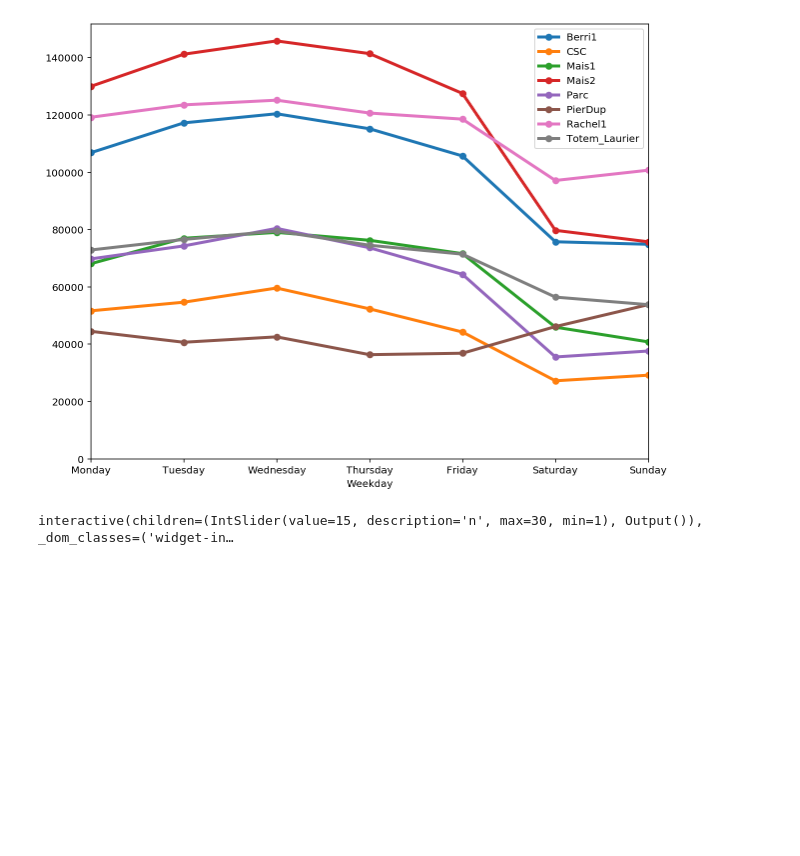
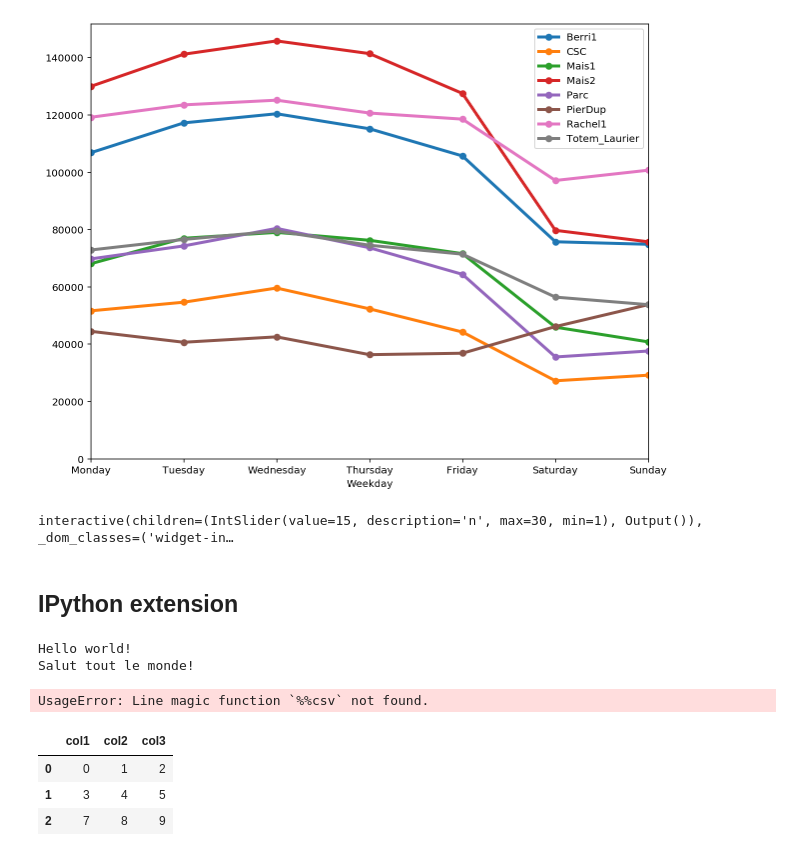
Before and after one commit to axzhao/learn-python, a Jupyter notebook: notebook/ipython-cookbook-2nd/ipython.ipynb, the cells around one changed output. Cells and saved outputs as stored; diff of their text form; code cells hidden in the pictures; blank space fills up the shorter version.

```diff
--- a/notebook/ipython-cookbook-2nd/ipython.ipynb
+++ b/notebook/ipython-cookbook-2nd/ipython.ipynb
@@ -173,3 +173,45 @@ def plot(n=(1, 30)):
     plt.show()
 # %% [output]
 interactive(children=(IntSlider(value=15, description='n', max=30, min=1), Output()), _dom_classes=('widget-in…
+# %% [markdown]
+## IPython extension
+# %%
+from IPython.core.magic import (register_line_magic, register_cell_magic)
+
+@register_line_magic
+def hello(line):
+    if line == 'french':
+        print("Salut tout le monde!")
+    else:
+        print("Hello world!")
+
+%hello
+%hello french
+# %% [output]
+Hello world!
+Salut tout le monde!
+# %%
+import pandas as pd
+from io import StringIO
+
+@register_cell_magic
+def csv(line, cell):
+    # We create a string buffer containing the
+    # contents of the cell.
+    sio = StringIO(cell)
+    # We use Pandas' read_csv function to parse
+    # the CSV string.
+    return pd.read_csv(sio)
+# %% [output]
+UsageError: Line magic function `%%csv` not found.
+# %%
+%%csv
+col1,col2,col3
+0,1,2
+3,4,5
+7,8,9
+# %% [output]
+|  | col1 | col2 | col3 |
+| 0 | 0 | 1 | 2 |
+| 1 | 3 | 4 | 5 |
+| 2 | 7 | 8 | 9 |
```
Also changed, not shown: parts of 6 cells of this notebook, 7 other files.
